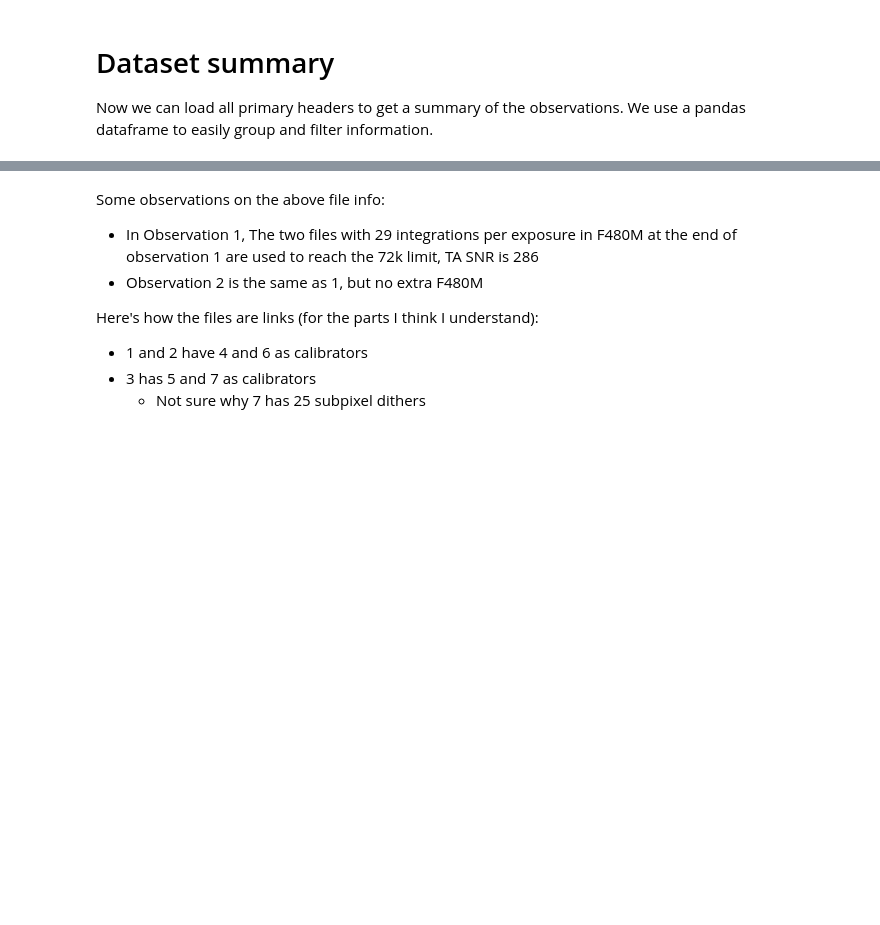
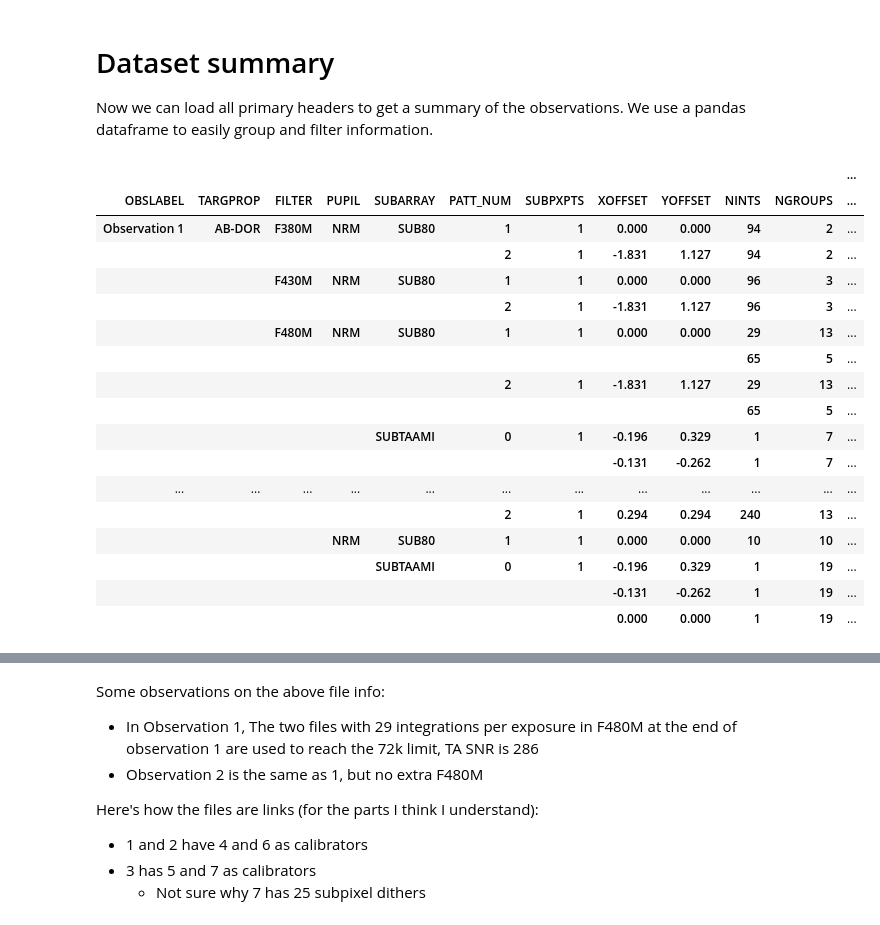
Before and after one commit to njcuk9999/jwst-mtl, a Jupyter notebook: AMI/commissioning/view_headers.ipynb, the cells around one changed output, grey strips where cells are left out. Drawn from its saved outputs; the diff is of its cells as text; code cells hidden in the pictures; blank space fills up the shorter version.

```diff
--- a/AMI/commissioning/view_headers.ipynb
+++ b/AMI/commissioning/view_headers.ipynb
@@ -7,7 +7,8 @@ from astropy.io import fits
 # %% [markdown]
 First, we just get a list of all simulation files.
 # %%
-data_dir = Path(Path.home(), "cap_simulations")
+# data_dir = Path(Path.home(), "cap_simulations")
+data_dir = Path(Path.home(), "Documents/jwst_data/cap_sims/cap_simulations/")
 data_files = list(data_dir.iterdir())
 # %% [markdown]
 # Summary and example header
@@ -52,25 +100,46 @@ df = pd.DataFrame(d)
 # %%
 # Example quick filter
 # df_filters = (df.SUBARRAY == "SUB80")
 # df = df[df_filters]
 
 # This grouby can be used to see how many files we have, broken down in
 # detailed catergories
 # We can comment categories if we want to simplify the summary
 group_cat = [
     "OBSLABEL",
     "TARGPROP",
     "FILTER",
     "PUPIL",
-    "EXP_TYPE",
+    # "EXP_TYPE",  # Seems redundent with SUBARRAY in terms of classifying the dataset
     "SUBARRAY",
     "PATT_NUM",
     "SUBPXPTS",
+    "XOFFSET",
+    "YOFFSET",
     "NINTS",
     "NGROUPS"
 ]
 cat_sizes = df.groupby(group_cat).size()
 cat_sizes.to_frame(name="NFILES")
+# %% [output]
+|  |  |  |  |  |  |  |  |  |  |  | ... |
+| OBSLABEL | TARGPROP | FILTER | PUPIL | SUBARRAY | PATT_NUM | SUBPXPTS | XOFFSET | YOFFSET | NINTS | NGROUPS | ... |
+| Observation 1 | AB-DOR | F380M | NRM | SUB80 | 1 | 1 | 0.000 | 0.000 | 94 | 2 | ... |
+|  |  |  |  |  | 2 | 1 | -1.831 | 1.127 | 94 | 2 | ... |
+|  |  | F430M | NRM | SUB80 | 1 | 1 | 0.000 | 0.000 | 96 | 3 | ... |
+|  |  |  |  |  | 2 | 1 | -1.831 | 1.127 | 96 | 3 | ... |
+|  |  | F480M | NRM | SUB80 | 1 | 1 | 0.000 | 0.000 | 29 | 13 | ... |
+|  |  |  |  |  |  |  |  |  | 65 | 5 | ... |
+|  |  |  |  |  | 2 | 1 | -1.831 | 1.127 | 29 | 13 | ... |
+|  |  |  |  |  |  |  |  |  | 65 | 5 | ... |
+|  |  |  |  | SUBTAAMI | 0 | 1 | -0.196 | 0.329 | 1 | 7 | ... |
+|  |  |  |  |  |  |  | -0.131 | -0.262 | 1 | 7 | ... |
+| ... | ... | ... | ... | ... | ... | ... | ... | ... | ... | ... | ... |
+|  |  |  |  |  | 2 | 1 | 0.294 | 0.294 | 240 | 13 | ... |
+|  |  |  | NRM | SUB80 | 1 | 1 | 0.000 | 0.000 | 10 | 10 | ... |
+|  |  |  |  | SUBTAAMI | 0 | 1 | -0.196 | 0.329 | 1 | 19 | ... |
+|  |  |  |  |  |  |  | -0.131 | -0.262 | 1 | 19 | ... |
+|  |  |  |  |  |  |  | 0.000 | 0.000 | 1 | 19 | ... |
 # %%
 # Now we can use the above categories as index to get files for each of them
 pd.set_option("display.max_rows", None)
```
Also changed, not shown: parts of 4 cells of this notebook, 1 other file.
